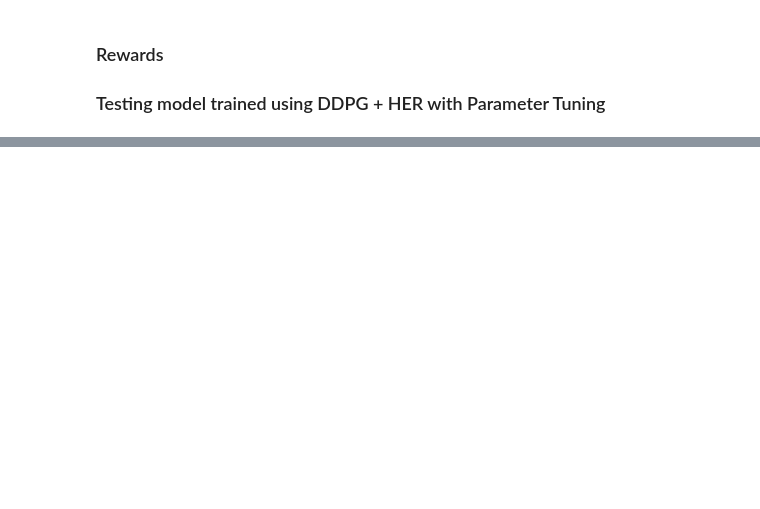
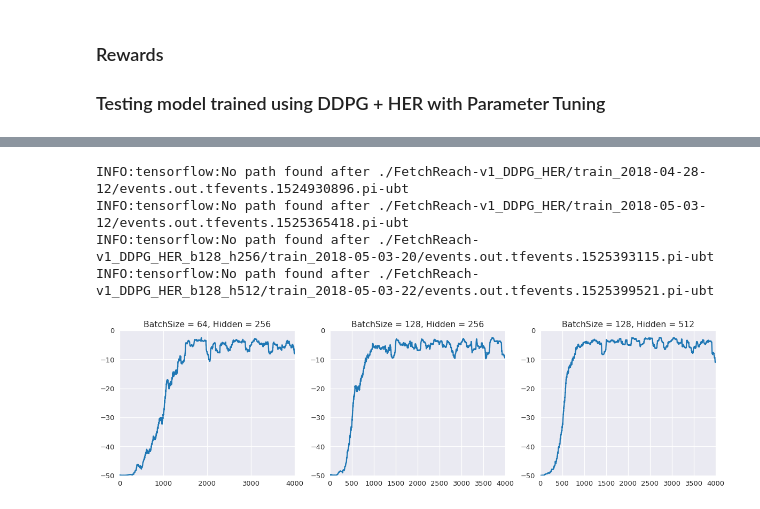
Before and after one commit to pipatth/robot-rl-cscie89, a Jupyter notebook: Reward_Analysis_DDPG_HER_Tuning.ipynb, the cells around one changed output, grey strips where cells are left out. Saved outputs shown, nothing was run; the diff lists cells and outputs as text; code cells hidden in the pictures; blank space fills up the shorter version.

```diff
--- a/Reward_Analysis_DDPG_HER_Tuning.ipynb
+++ b/Reward_Analysis_DDPG_HER_Tuning.ipynb
@@ -26,0 +33,50 @@ def getReward(log_dir):
+# %%
+## Training Data
+
+# load default model
+l_ = []
+log_dir = './FetchReach-v1_DDPG_HER'
+train_paths = [p for p in os.listdir(log_dir) if p.startswith('train_')]
+train_paths.sort()
+
+# look at first + second training sessions
+df_train1 = getReward(os.path.join(log_dir, train_paths[0]))
+df_train2 = getReward(os.path.join(log_dir, train_paths[1]))
+df_train = pd.concat((df_train1, df_train2), ignore_index=True)
+
+# recompute training reward after concatenation
+df_train['MeanReward'] = df_train['Reward'].rolling(window=100, min_periods=2).mean()
+df_train['SD'] = df_train['Reward'].rolling(window=200, min_periods=2).std()
+df_train['Parameters'] = 'BatchSize = 64, Hidden = 256'
+l_.append(df_train)
+
+# load models that varying hyperparameters
+for i in [256, 512]:
+    j = 128
+    try:
+        log_dir = './FetchReach-v1_DDPG_HER_b' + str(j) + '_h' + str(i)
+        train_paths = [p for p in os.listdir(log_dir) if p.startswith('train_')]
+        train_paths.sort()
+        df = getReward(os.path.join(log_dir, train_paths[0]))
+        df['Parameters'] = 'BatchSize = ' + str(j) + ', Hidden = ' + str(i)
+        l_.append(df)
+    except:
+        continue
+df = pd.concat(l_, ignore_index=True)
+
+# plot reward
+sns.set_style('darkgrid')
+sns.set_context("talk")
+params = df['Parameters'].unique().tolist()
+f, axs = plt.subplots(1, len(params), figsize=(20, 5))
+for i in range(len(params)):
+    sns.tsplot(df[df['Parameters'] == params[i]]['MeanReward'], ax=axs[i])
+    axs[i].set_title(params[i])
+    axs[i].set_ylim(-50, 0)
+plt.show()
+# %% [output]
+INFO:tensorflow:No path found after ./FetchReach-v1_DDPG_HER/train_2018-04-28-12/events.out.tfevents.1524930896.pi-ubt
+INFO:tensorflow:No path found after ./FetchReach-v1_DDPG_HER/train_2018-05-03-12/events.out.tfevents.1525365418.pi-ubt
+INFO:tensorflow:No path found after ./FetchReach-v1_DDPG_HER_b128_h256/train_2018-05-03-20/events.out.tfevents.1525393115.pi-ubt
+INFO:tensorflow:No path found after ./FetchReach-v1_DDPG_HER_b128_h512/train_2018-05-03-22/events.out.tfevents.1525399521.pi-ubt
+[figure, added]
```
Also changed, not shown: parts of 5 cells of this notebook, 16 other files.
